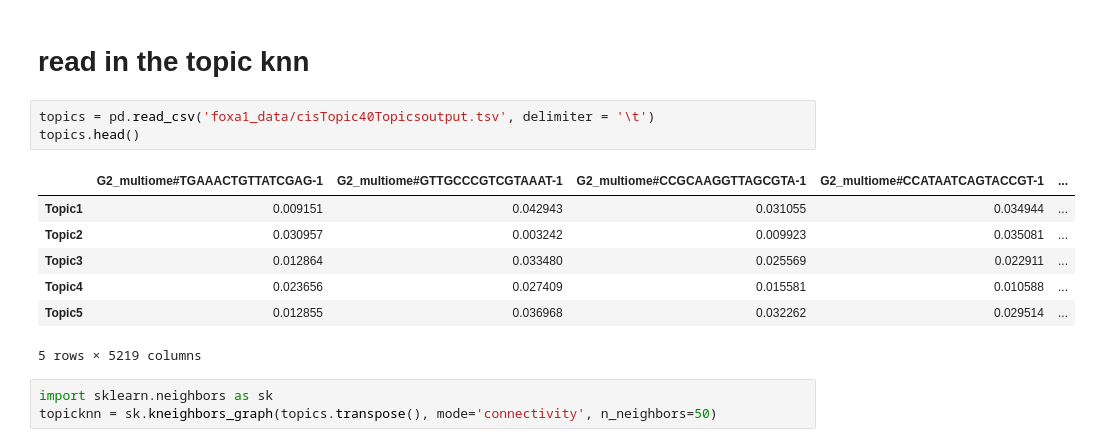
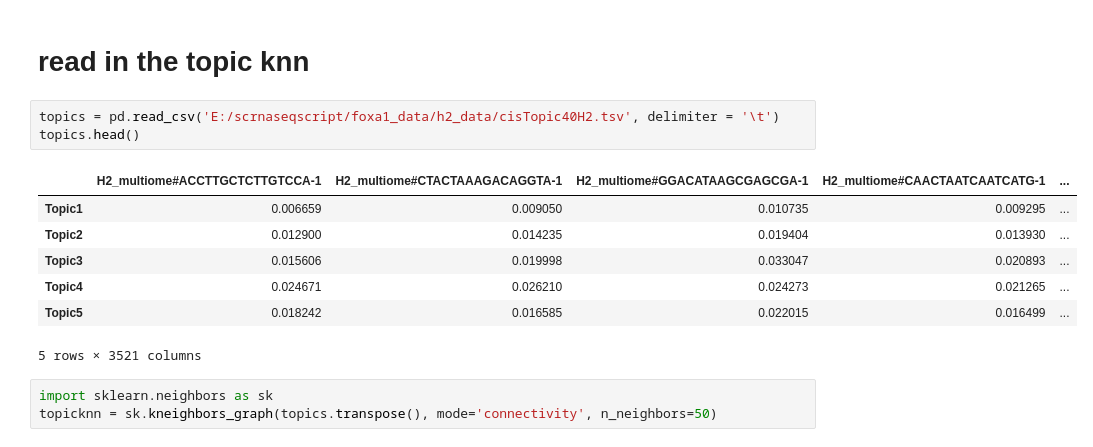
Before and after one commit to amonell/chromatin_potential, a Jupyter notebook: smoothing_scores.ipynb, the cells around one changed output. Cells and saved outputs as stored; diff of their text form.

```diff
--- a/smoothing_scores.ipynb
+++ b/smoothing_scores.ipynb
@@ -111,16 +119,16 @@ rna_cells = todic2
 # %% [markdown]
 # read in the topic knn
 # %%
-topics = pd.read_csv('foxa1_data/cisTopic40Topicsoutput.tsv', delimiter = '\t')
+topics = pd.read_csv('E:/scrnaseqscript/foxa1_data/h2_data/cisTopic40H2.tsv', delimiter = '\t')
 topics.head()
 # %% [output]
-|  | G2_multiome#TGAAACTGTTATCGAG-1 | G2_multiome#GTTGCCCGTCGTAAAT-1 | G2_multiome#CCGCAAGGTTAGCGTA-1 | G2_multiome#CCATAATCAGTACCGT-1 | ... |
-| Topic1 | 0.009151 | 0.042943 | 0.031055 | 0.034944 | ... |
-| Topic2 | 0.030957 | 0.003242 | 0.009923 | 0.035081 | ... |
-| Topic3 | 0.012864 | 0.033480 | 0.025569 | 0.022911 | ... |
-| Topic4 | 0.023656 | 0.027409 | 0.015581 | 0.010588 | ... |
-| Topic5 | 0.012855 | 0.036968 | 0.032262 | 0.029514 | ... |
+|  | H2_multiome#ACCTTGCTCTTGTCCA-1 | H2_multiome#CTACTAAAGACAGGTA-1 | H2_multiome#GGACATAAGCGAGCGA-1 | H2_multiome#CAACTAATCAATCATG-1 | ... |
+| Topic1 | 0.006659 | 0.009050 | 0.010735 | 0.009295 | ... |
+| Topic2 | 0.012900 | 0.014235 | 0.019404 | 0.013930 | ... |
+| Topic3 | 0.015606 | 0.019998 | 0.033047 | 0.020893 | ... |
+| Topic4 | 0.024671 | 0.026210 | 0.024273 | 0.021265 | ... |
+| Topic5 | 0.018242 | 0.016585 | 0.022015 | 0.016499 | ... |
-5 rows × 5219 columns
+5 rows × 3521 columns
 # %%
 import sklearn.neighbors as sk
 topicknn = sk.kneighbors_graph(topics.transpose(), mode='connectivity', n_neighbors=50)
```
Also changed, not shown: parts of 33 cells of this notebook, 6 other files.
